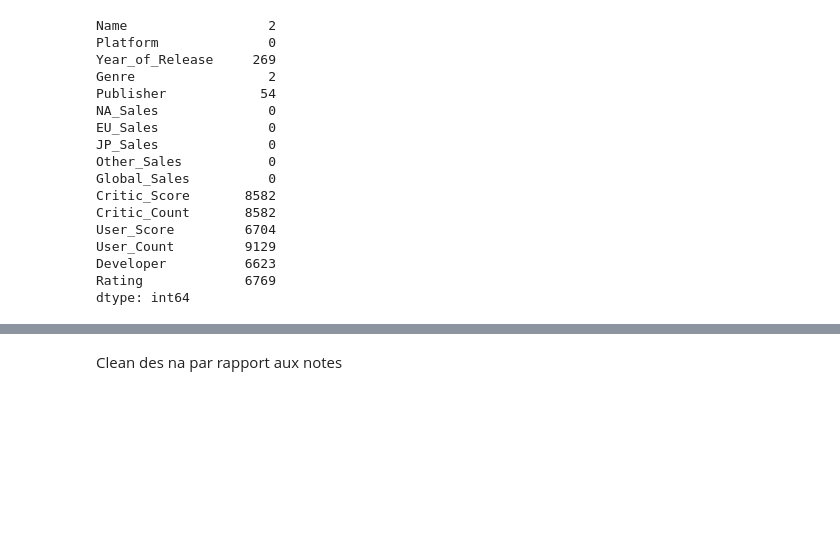
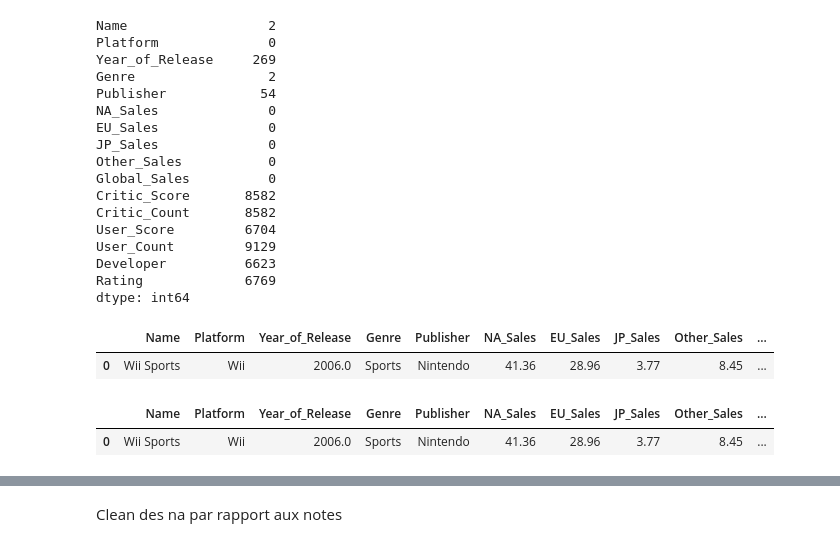
Before and after one commit to Shhhpoulpe/cours-de-python, a Jupyter notebook: Machine Learning/vente_jeux.ipynb, the cells around one changed output, grey strips where cells are left out. Saved outputs shown, nothing was run; the diff lists cells and outputs as text; code cells hidden in the pictures; blank space fills up the shorter version.

```diff
--- a/Machine Learning/vente_jeux.ipynb
+++ b/Machine Learning/vente_jeux.ipynb
@@ -36,3 +36,13 @@ User_Count         9129
 Developer          6623
 Rating             6769
 dtype: int64
+# %%
+ventes[ventes['NA_Sales']==ventes['NA_Sales'].max()]
+# %% [output]
+|  | Name | Platform | Year_of_Release | Genre | Publisher | NA_Sales | EU_Sales | JP_Sales | Other_Sales | ... |
+| 0 | Wii Sports | Wii | 2006.0 | Sports | Nintendo | 41.36 | 28.96 | 3.77 | 8.45 | ... |
+# %%
+ventes[ventes['EU_Sales']==ventes['EU_Sales'].max()]
+# %% [output]
+|  | Name | Platform | Year_of_Release | Genre | Publisher | NA_Sales | EU_Sales | JP_Sales | Other_Sales | ... |
+| 0 | Wii Sports | Wii | 2006.0 | Sports | Nintendo | 41.36 | 28.96 | 3.77 | 8.45 | ... |
```
Also changed, not shown: parts of 3 cells of this notebook.
